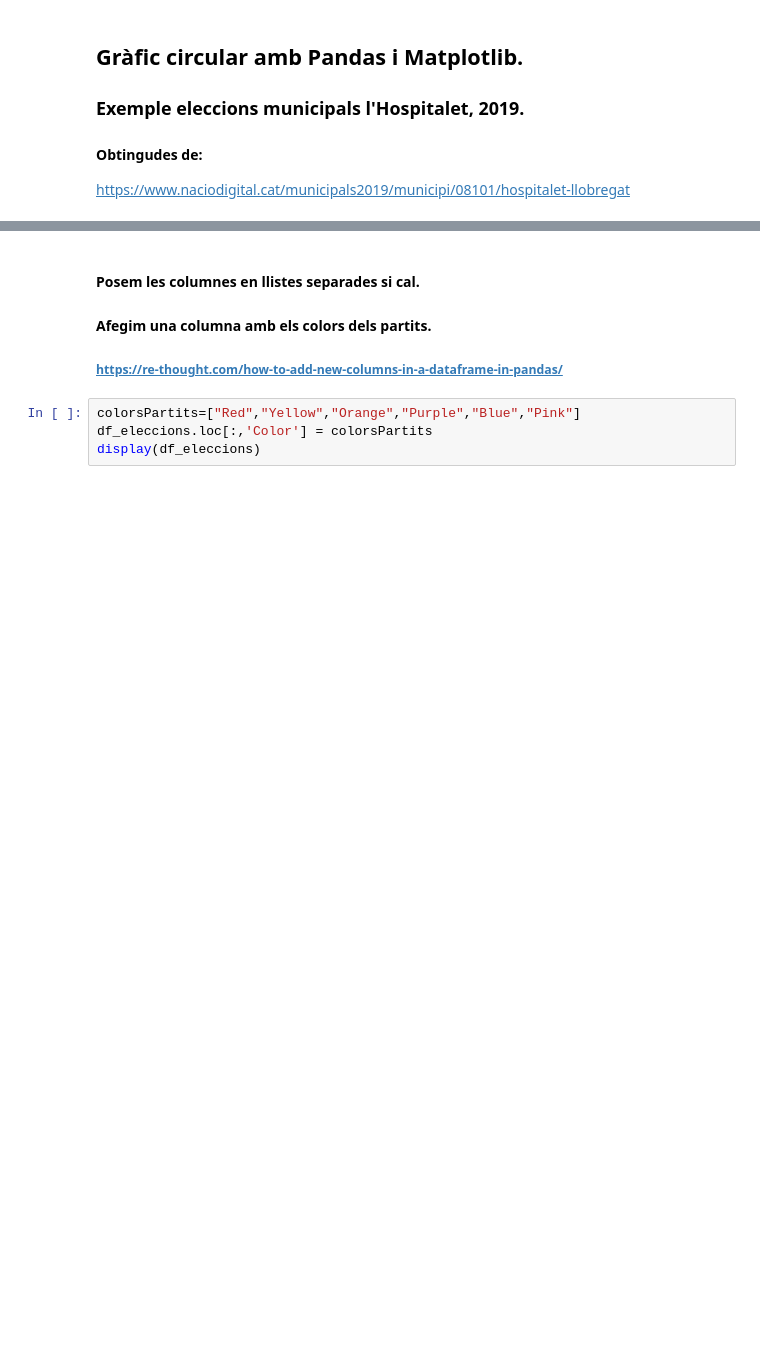
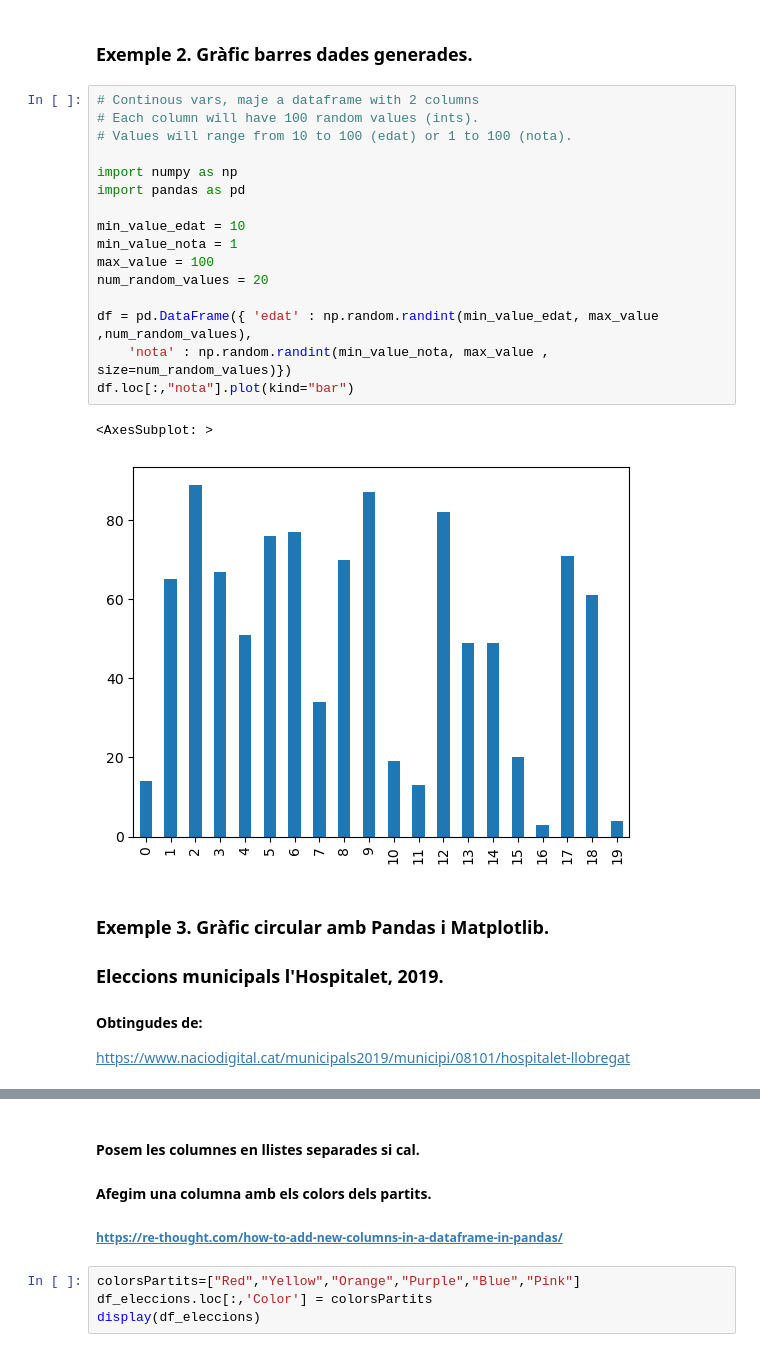
Before and after one commit to miquelamorosaldev/dawbio2-m14-bioinformatica-curs2022-2023-uf1-uf2, a Jupyter notebook: A024_Grafiques/exemple3-gcircular-pandas.ipynb, the cells around one changed output, grey strips where cells are left out. Saved outputs shown, nothing was run; the diff lists cells and outputs as text; blank space fills up the shorter version.

```diff
--- a/A024_Grafiques/exemple3-gcircular-pandas.ipynb
+++ b/A024_Grafiques/exemple3-gcircular-pandas.ipynb
@@ -1,7 +25,28 @@
+# %% [markdown]
+### Exemple 2. Gràfic barres dades generades.
+# %%
+# Continous vars, maje a dataframe with 2 columns
+# Each column will have 100 random values (ints).
+# Values will range from 10 to 100 (edat) or 1 to 100 (nota).
+
+import numpy as np
+import pandas as pd
+
+min_value_edat = 10
+min_value_nota = 1
+max_value = 100
+num_random_values = 20
+
+df = pd.DataFrame({ 'edat' : np.random.randint(min_value_edat, max_value ,num_random_values),
+    'nota' : np.random.randint(min_value_nota, max_value , size=num_random_values)})
+df.loc[:,"nota"].plot(kind="bar")
+# %% [output]
+<AxesSubplot: >
+[figure, added]
 # %% [markdown]
-## Gràfic circular amb Pandas i Matplotlib.
+### Exemple 3. Gràfic circular amb Pandas i Matplotlib.
 
-### Exemple eleccions municipals l'Hospitalet, 2019.
+### Eleccions municipals l'Hospitalet, 2019.
 
 #### Obtingudes de:
 https://www.naciodigital.cat/municipals2019/municipi/08101/hospitalet-llobregat
```
Also changed, not shown: parts of 6 cells of this notebook, 1 other file.
